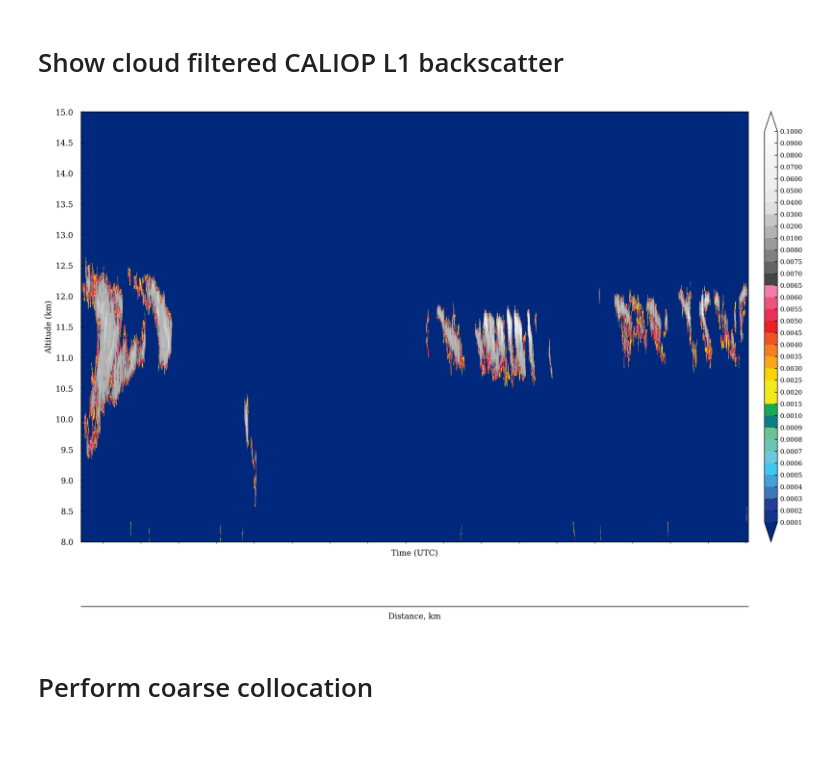
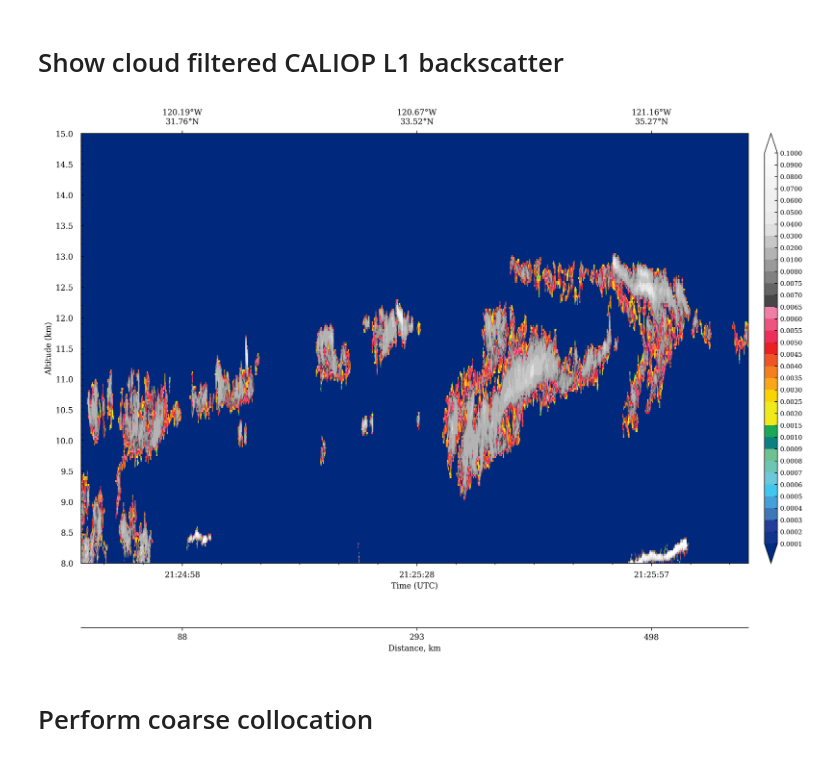
Before and after one commit to MIT-LAE/Contrail_height_estimation, a Jupyter notebook: notebooks/Example collocation.ipynb, the cells around one changed output. Cells and saved outputs as stored; diff of their text form; code cells hidden in the pictures.

```diff
--- a/notebooks/Example collocation.ipynb
+++ b/notebooks/Example collocation.ipynb
@@ -8,18 +8,18 @@ import numpy as np, pandas as pd, matplotlib.pyplot as plt, datetime as dt
 sys.path.append("../src/")
 from caliop import *
 from collocation import *
-# %% [markdown]
-# Show cloud filtered CALIOP L1 backscatter
+# %% [markdown]
+# Show cloud filtered CALIOP L1 backscatter
 # %%
 caliop_l1_path = "/net/d13/data/vmeijer/data/CALIPSO/CALIOP_L1/" \
-                   + "CAL_LID_L1-Standard-V4-10.2018-08-08T18-58-40ZD_Subset.hdf"
+                   + "CAL_LID_L1-Standard-V4-10.2018-01-01T20-44-02ZD_Subset.hdf"
 # %%
 ca = CALIOP(caliop_l1_path)
 # %%
 fig, ax = plt.subplots(dpi=300, figsize=(15, 10))
 ca.plot_backscatter(colorbar=True, cloud_filter=True, fig=fig, ax=ax, min_alt=8,
-       max_alt=15.0, dist_axis=True, extent=[-135, -65, 40, 50])
+       max_alt=15.0, dist_axis=True, extent=[-135, -65, 31, 36])
 # %% [output]
-[figure, old version]
+[figure, new version]
-# %% [markdown]
-# Perform coarse collocation
+# %% [markdown]
+# Perform coarse collocation
```
Also changed, not shown: parts of 28 cells of this notebook, 2 other files.
